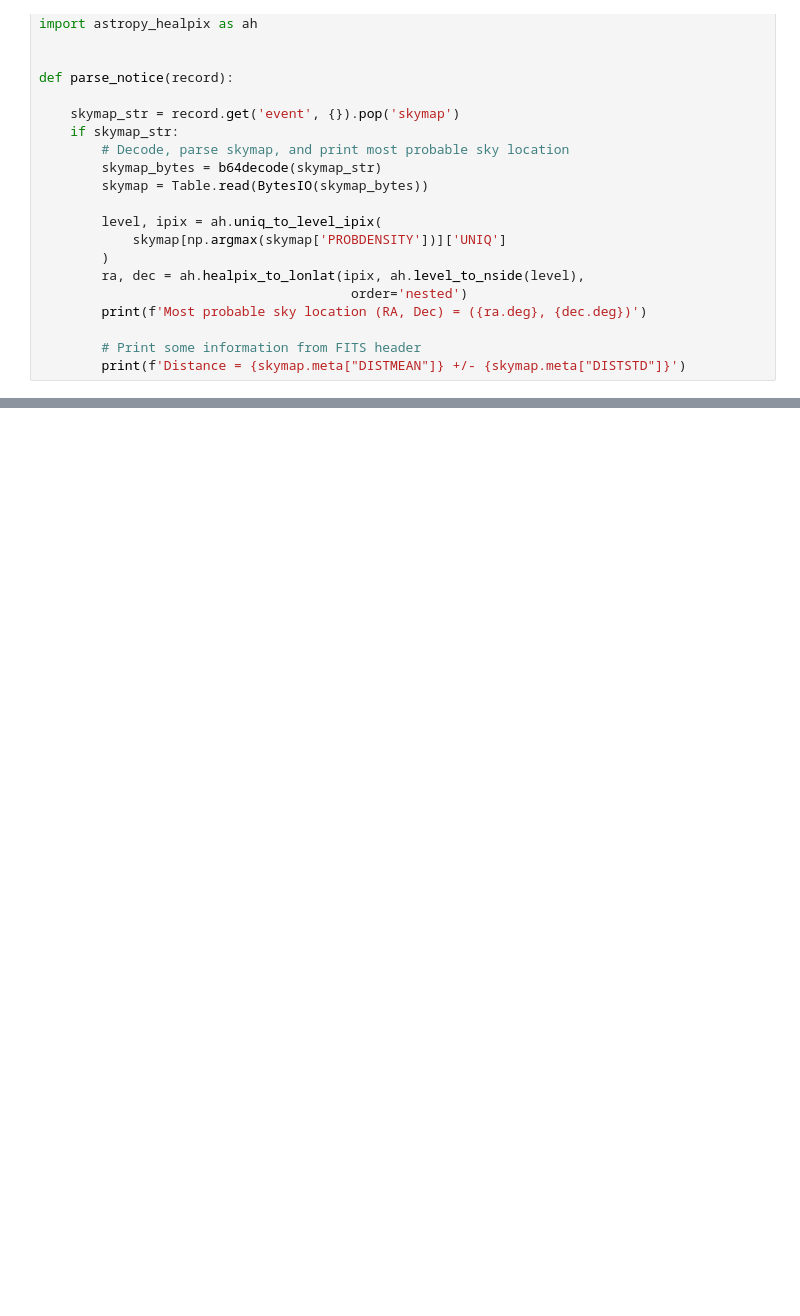
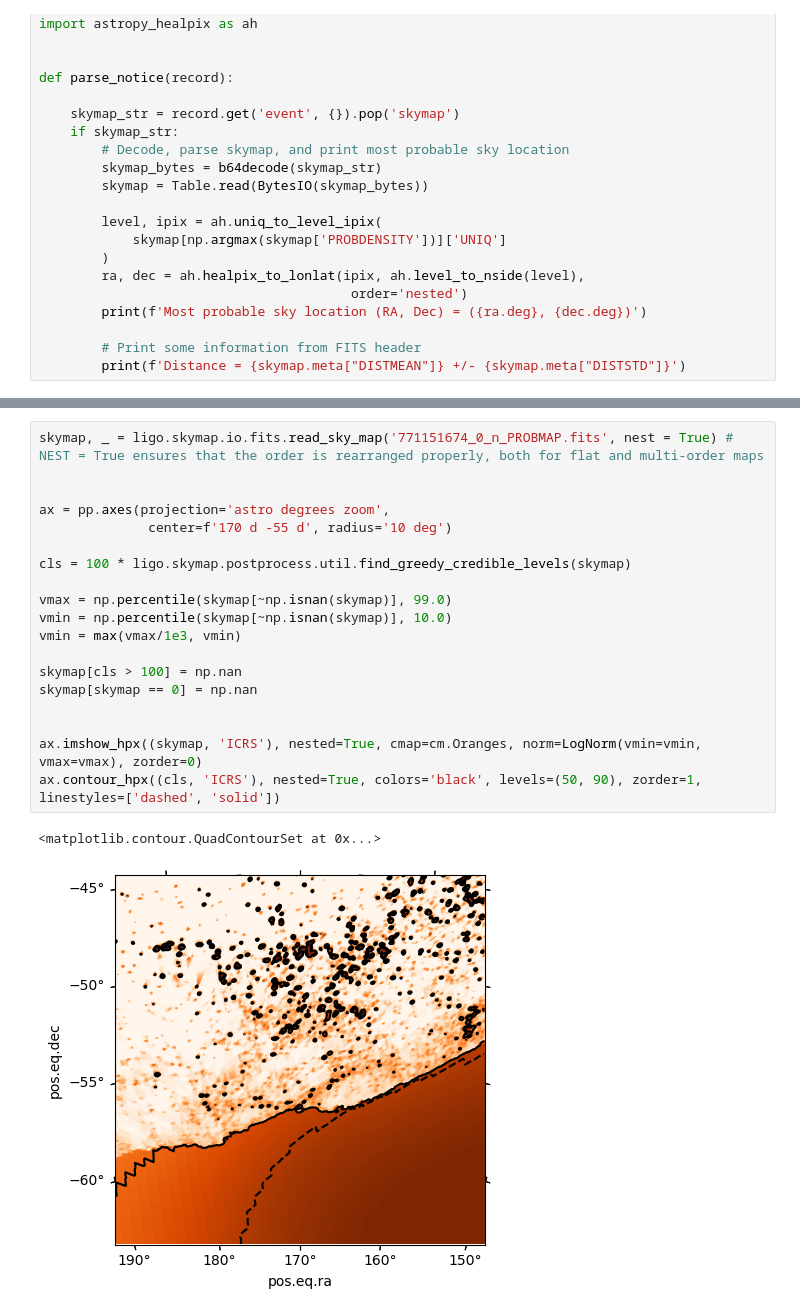
Before and after one commit to AndreaCozzumbo/acme_tutorials, a Jupyter notebook: alerts/skymaps.ipynb, the cells around one changed output, grey strips where cells are left out. Cells and saved outputs as stored; diff of their text form; blank space fills up the shorter version.

```diff
--- a/alerts/skymaps.ipynb
+++ b/alerts/skymaps.ipynb
@@ -941,0 +925,22 @@ def parse_notice(record):
+# %%
+skymap, _ = ligo.skymap.io.fits.read_sky_map('771151674_0_n_PROBMAP.fits', nest = True) # NEST = True ensures that the order is rearranged properly, both for flat and multi-order maps
+
+
+ax = pp.axes(projection='astro degrees zoom',
+              center=f'170 d -55 d', radius='10 deg')
+
+cls = 100 * ligo.skymap.postprocess.util.find_greedy_credible_levels(skymap)
+
+vmax = np.percentile(skymap[~np.isnan(skymap)], 99.0)
+vmin = np.percentile(skymap[~np.isnan(skymap)], 10.0)
+vmin = max(vmax/1e3, vmin)
+
+skymap[cls > 100] = np.nan
+skymap[skymap == 0] = np.nan
+
+
+ax.imshow_hpx((skymap, 'ICRS'), nested=True, cmap=cm.Oranges, norm=LogNorm(vmin=vmin, vmax=vmax), zorder=0)
+ax.contour_hpx((cls, 'ICRS'), nested=True, colors='black', levels=(50, 90), zorder=1, linestyles=['dashed', 'solid'])
+# %% [output]
+<matplotlib.contour.QuadContourSet at 0x...>
+[figure, added]
```
Also changed, not shown: parts of 11 cells of this notebook, 15 other files.
